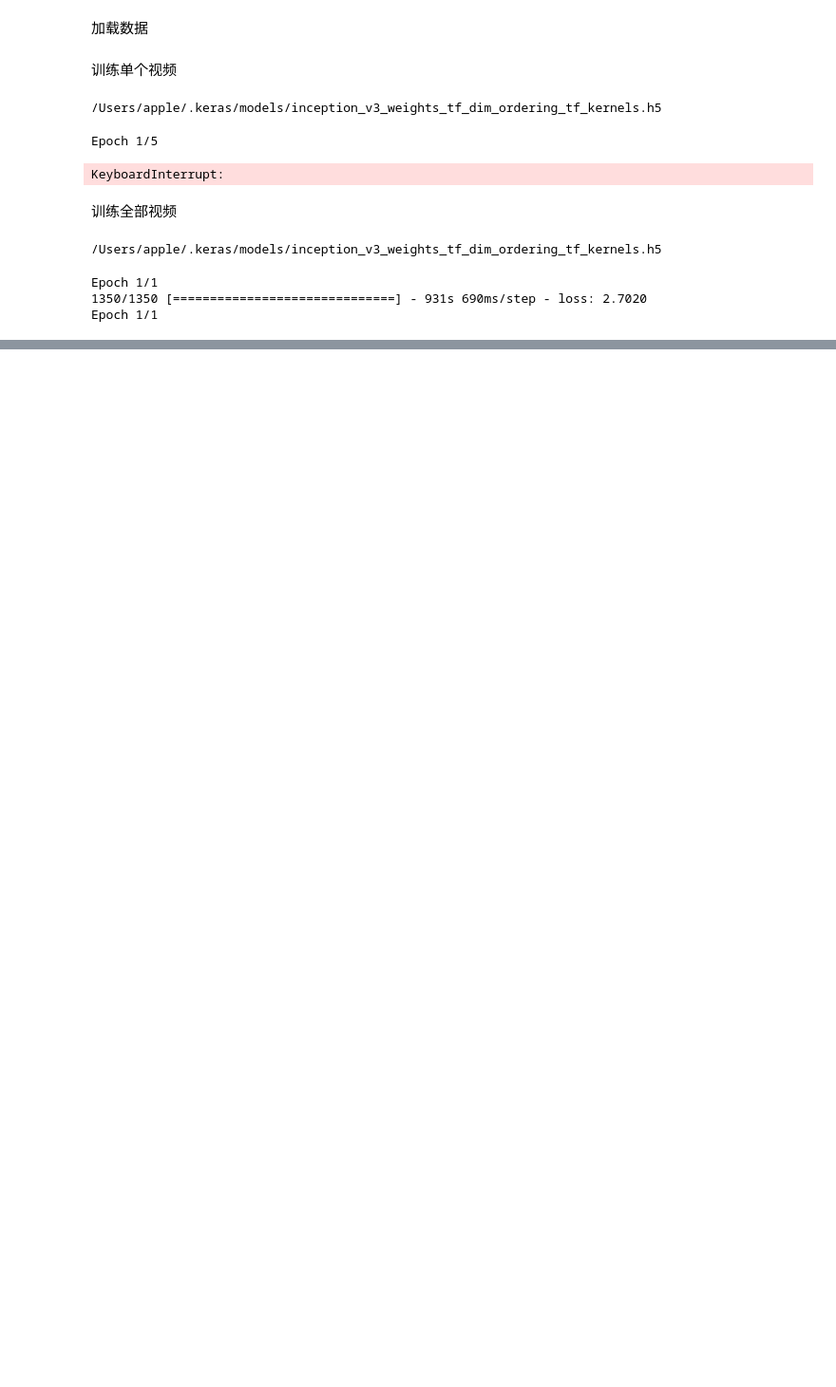
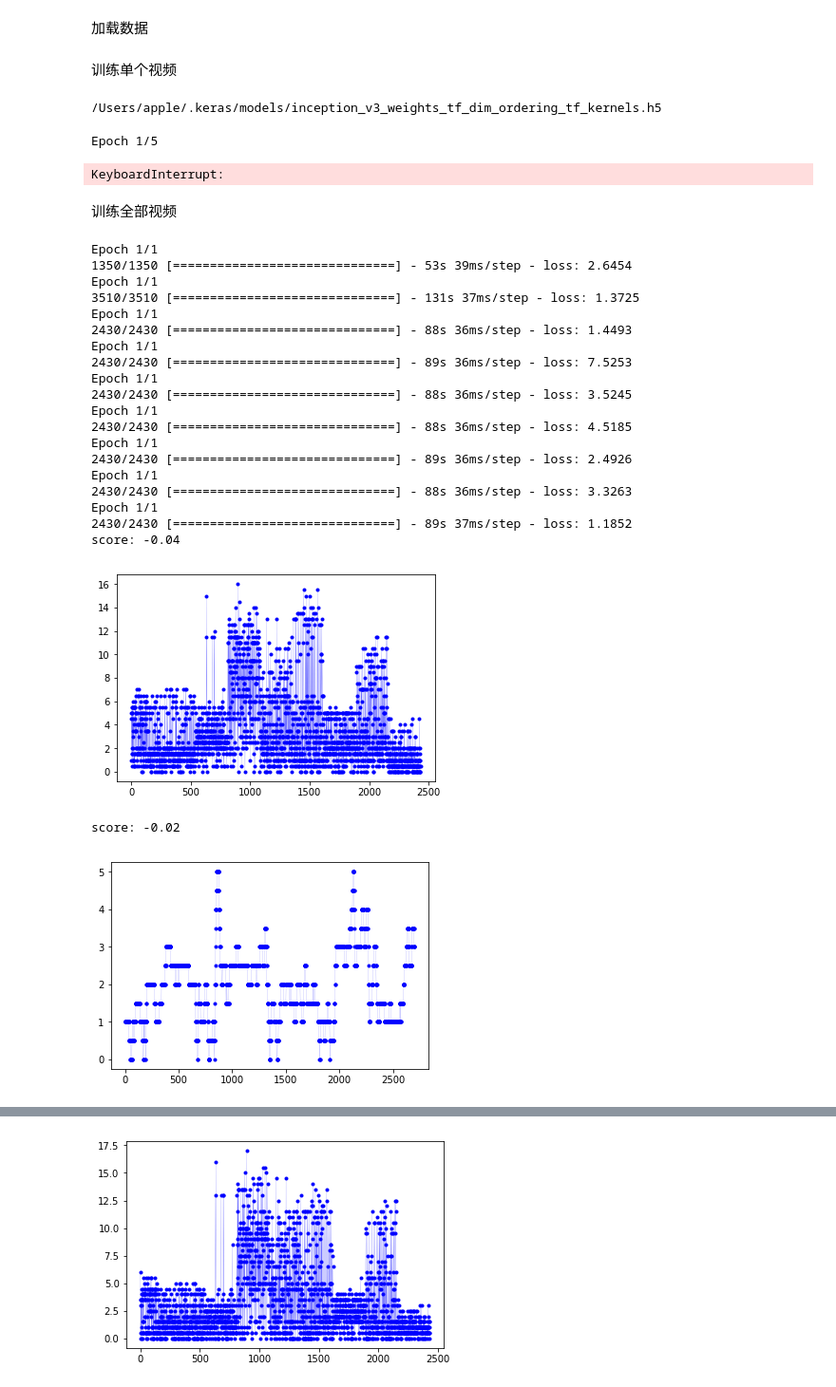
Before and after one commit to rosaann/uda, a Jupyter notebook: deep_tesla/deep_tesla.ipynb, the cells around one changed output, grey strips where cells are left out. Shown at 95% size. Drawn from its saved outputs; the diff is of its cells as text; code cells hidden in the pictures; blank space fills up the shorter version.

```diff
--- a/deep_tesla/deep_tesla.ipynb
+++ b/deep_tesla/deep_tesla.ipynb
@@ -240,7 +238,7 @@ def restNet_model(time_len=1):
     return model
 # %%
 batch_size = 64
-epoches = 10
+epoches = 50
 # %%
 from sklearn.metrics import mean_squared_error, r2_score
 import matplotlib.pyplot as plt
@@ -273,26 +271,33 @@ def train_model(video_list, model_func, resize_w, resize_h, ifSave = False, test
   #          Y.extend(list(y_train))
   ########
 
+    val_acc = []
+    test_acc = []
     for epoch_idx in range(0, epoches):
-        #随机打乱数据，取10%的训练数据做验证集
+
         x_val = np.array([])
         y_val = []
         for video_idx in range(1, len(video_list) + 1):
             x_train, y_train = load_preprocess_training_batch(video_idx, resize_w, resize_h)
-            x_train = np.array(x_train).transpose(0, 2, 1, 3)
+            x_train = np.array(x_train).transpose(0, 3, 2, 1)
+            #随机打乱数据，取10%的训练数据做验证集
             img_list_train, img_list_val, steer_list_train, steer_list_val = train_test_split(x_train, np.array(y_train), test_size=0.1, random_state=10)
             model.fit(img_list_train, steer_list_train, nb_epoch = 1, batch_size = batch_size)
             if x_val.shape == np.array([]).shape:
                 x_val = img_list_val
-                y_val = steer_list_val
+                y_val = list(steer_list_val)
             else:
                 x_val = np.vstack((x_val, img_list_val))
                 y_val.extend(list(steer_list_val))
-        test_model(model, x_val, y_val)
+        val_acc.append(test_model(model, x_val, y_val))
         if test_img != None:
-            test_model(model, test_img, test_y)
+            test_acc.append(test_model(model, test_img, test_y))
     if ifSave == True:
         utils.save_model(model)
+
+    plt.plot(val_acc,color='b', label='验证准确率')
+    plt.plot(test_acc, color='g', label='测试准确率')
+    plt.show()
     return model
 # %%
 def test_model(model, img_list_val, y_val):
@@ -312,11 +317,12 @@ def test_model(model, img_list_val, y_val):
 
     plt.plot(x, abs(y) , marker = '.', color = 'b', label = 'steer bias',linewidth=0.1)
     plt.show()
+    return score
 # %% [markdown]
 训练单个视频
 # %%
-res_w = 299
-res_h = 299
+res_w = 32
+res_h = 32
 x_test, y_test = load_preprocess_training_batch(10, res_w, res_h)
 x_test = np.array(x_test).transpose(0, 3, 2, 1)
 # %%
@@ -332,10 +338,28 @@ KeyboardInterrupt:
 # %% [markdown]
 训练全部视频
 # %%
-model_all = train_model(range(1, 10),  inceptionV3_model, res_w, res_h, ifSave = True, test_img = x_test, test_y = y_test)
+model_all = train_model(range(1, 10),  simple_model_2, res_w, res_h, ifSave = True, test_img = x_test, test_y = y_test)
 test_model(model_all, x_test, y_test)
 # %% [output]
-/Users/apple/.keras/models/inception_v3_weights_tf_dim_ordering_tf_kernels.h5
+Epoch 1/1
+1350/1350 [==============================] - 53s 39ms/step - loss: 2.6454
+Epoch 1/1
+3510/3510 [==============================] - 131s 37ms/step - loss: 1.3725
+Epoch 1/1
+2430/2430 [==============================] - 88s 36ms/step - loss: 1.4493
+Epoch 1/1
+2430/2430 [==============================] - 89s 36ms/step - loss: 7.5253
+Epoch 1/1
+2430/2430 [==============================] - 88s 36ms/step - loss: 3.5245
+Epoch 1/1
+2430/2430 [==============================] - 88s 36ms/step - loss: 4.5185
+Epoch 1/1
+2430/2430 [==============================] - 89s 36ms/step - loss: 2.4926
+Epoch 1/1
+2430/2430 [==============================] - 88s 36ms/step - loss: 3.3263
+Epoch 1/1
+2430/2430 [==============================] - 89s 37ms/step - loss: 1.1852
+score: -0.04
+[figure, added]
-Epoch 1/1
-1350/1350 [==============================] - 931s 690ms/step - loss: 2.7020
-Epoch 1/1
+score: -0.02
+[figure, added]
@@ -341,0 +385 @@ Epoch 1/1
+[figure, added]
```
Also changed, not shown: parts of 2 cells of this notebook.
